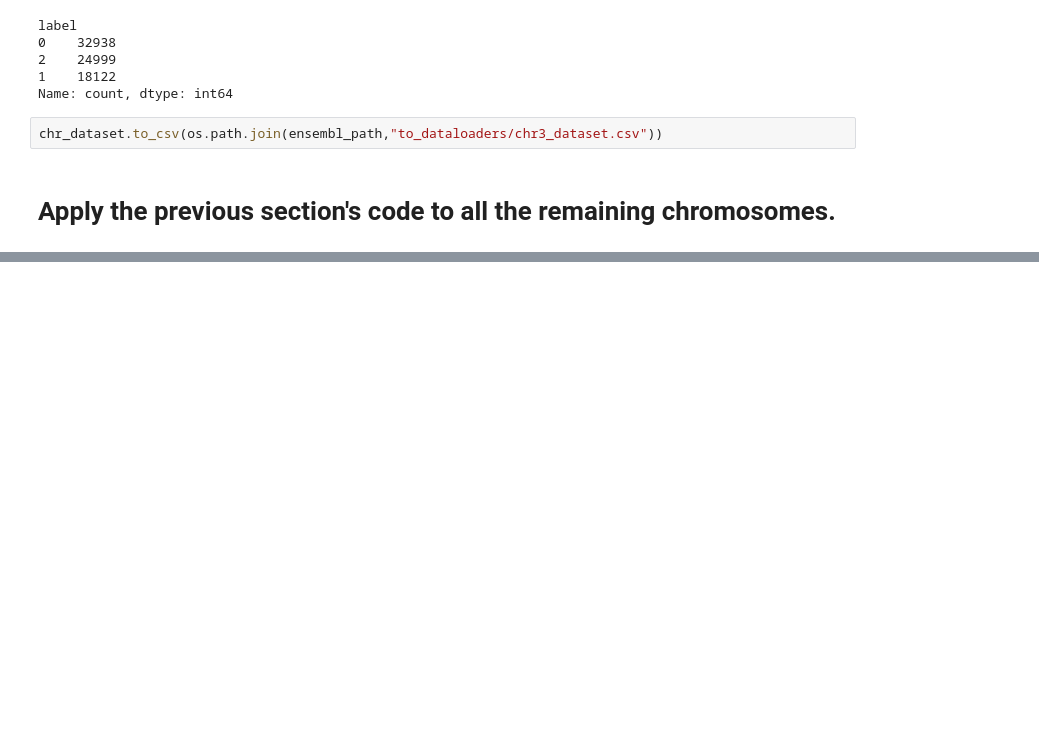
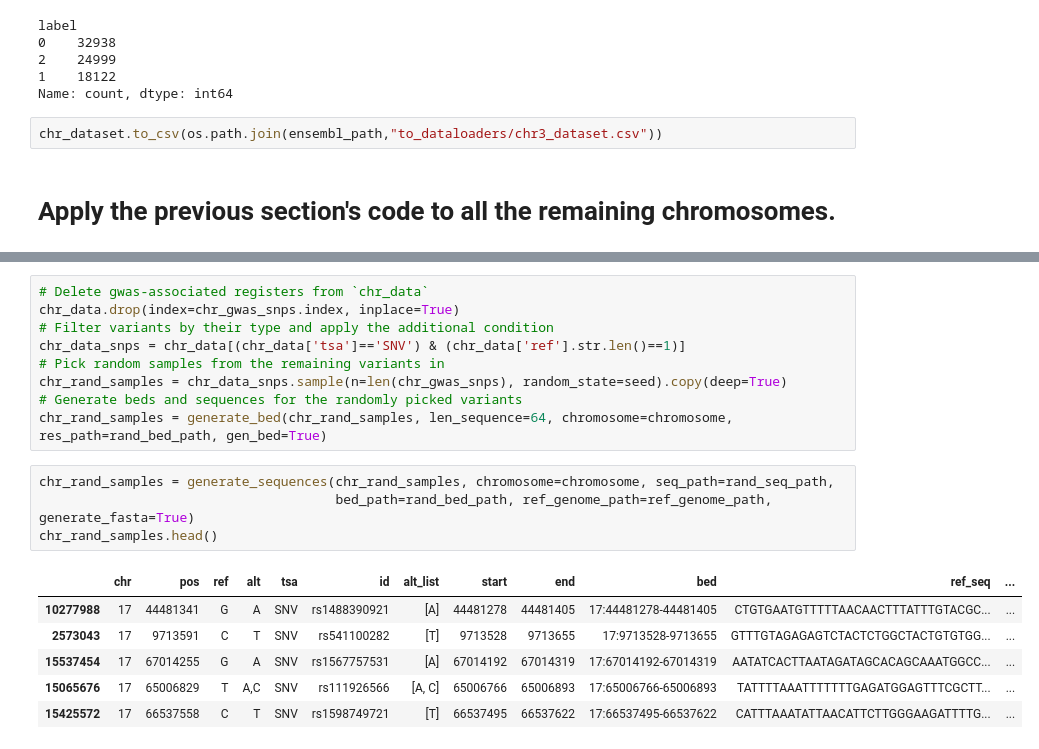
Before and after one commit to judz03/RuledDeepWAS, a Jupyter notebook: Scripts Preprocessing/create_dataset.ipynb, the cells around one changed output, grey strips where cells are left out. Saved outputs shown, nothing was run; the diff lists cells and outputs as text; blank space fills up the shorter version.

```diff
--- a/Scripts Preprocessing/create_dataset.ipynb
+++ b/Scripts Preprocessing/create_dataset.ipynb
@@ -724,0 +788,20 @@ for chromosome in chromosomes:
+# %%
+# Delete gwas-associated registers from `chr_data`
+chr_data.drop(index=chr_gwas_snps.index, inplace=True)
+# Filter variants by their type and apply the additional condition
+chr_data_snps = chr_data[(chr_data['tsa']=='SNV') & (chr_data['ref'].str.len()==1)]
+# Pick random samples from the remaining variants in
+chr_rand_samples = chr_data_snps.sample(n=len(chr_gwas_snps), random_state=seed).copy(deep=True)
+# Generate beds and sequences for the randomly picked variants
+chr_rand_samples = generate_bed(chr_rand_samples, len_sequence=64, chromosome=chromosome, res_path=rand_bed_path, gen_bed=True)
+# %%
+chr_rand_samples = generate_sequences(chr_rand_samples, chromosome=chromosome, seq_path=rand_seq_path,
+                                      bed_path=rand_bed_path, ref_genome_path=ref_genome_path, generate_fasta=True)
+chr_rand_samples.head()
+# %% [output]
+|  | chr | pos | ref | alt | tsa | id | alt_list | start | end | bed | ref_seq | ... |
+| 10277988 | 17 | 44481341 | G | A | SNV | rs1488390921 | [A] | 44481278 | 44481405 | 17:44481278-44481405 | CTGTGAATGTTTTTAACAACTTTATTTGTACGC... | ... |
+| 2573043 | 17 | 9713591 | C | T | SNV | rs541100282 | [T] | 9713528 | 9713655 | 17:9713528-9713655 | GTTTGTAGAGAGTCTACTCTGGCTACTGTGTGG... | ... |
+| 15537454 | 17 | 67014255 | G | A | SNV | rs1567757531 | [A] | 67014192 | 67014319 | 17:67014192-67014319 | AATATCACTTAATAGATAGCACAGCAAATGGCC... | ... |
+| 15065676 | 17 | 65006829 | T | A,C | SNV | rs111926566 | [A, C] | 65006766 | 65006893 | 17:65006766-65006893 | TATTTTAAATTTTTTTGAGATGGAGTTTCGCTT... | ... |
+| 15425572 | 17 | 66537558 | C | T | SNV | rs1598749721 | [T] | 66537495 | 66537622 | 17:66537495-66537622 | CATTTAAATATTAACATTCTTGGGAAGATTTTG... | ... |
```
Also changed, not shown: parts of 13 cells of this notebook, 3 other files.
